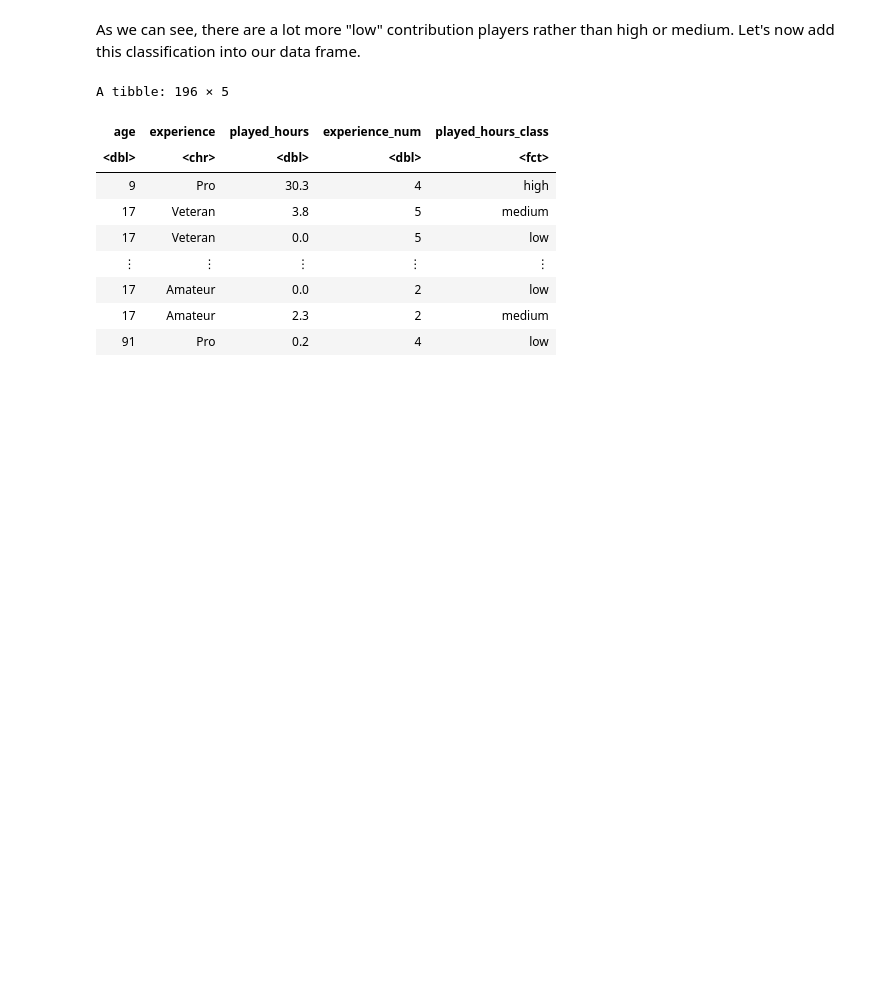
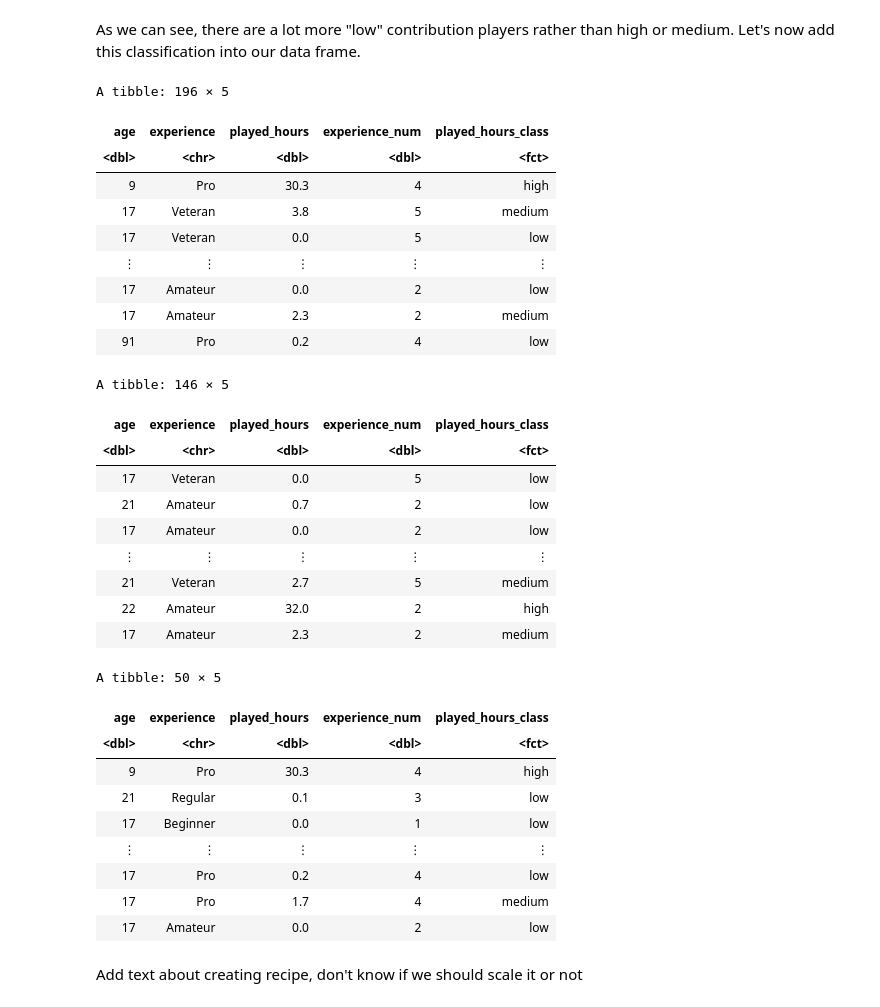
Before and after one commit to kathyythoi/dsci_project, a Jupyter notebook: finalprojectreoport.ipynb, the cells around one changed output. Saved outputs shown, nothing was run; the diff lists cells and outputs as text; code cells hidden in the pictures; blank space fills up the shorter version.

```diff
--- a/finalprojectreoport.ipynb
+++ b/finalprojectreoport.ipynb
@@ -204,0 +207,29 @@ A tibble: 196 × 5
+# %%
+players_split <- initial_split(data_classified, prop = .75, strata = played_hours_class)
+players_train <- training(players_split)
+players_test <- testing(players_split)
+players_train
+players_test
+# %% [output]
+A tibble: 146 × 5
+| age | experience | played_hours | experience_num | played_hours_class |
+| <dbl> | <chr> | <dbl> | <dbl> | <fct> |
+| 17 | Veteran | 0.0 | 5 | low |
+| 21 | Amateur | 0.7 | 2 | low |
+| 17 | Amateur | 0.0 | 2 | low |
+| ⋮ | ⋮ | ⋮ | ⋮ | ⋮ |
+| 21 | Veteran | 2.7 | 5 | medium |
+| 22 | Amateur | 32.0 | 2 | high |
+| 17 | Amateur | 2.3 | 2 | medium |
+A tibble: 50 × 5
+| age | experience | played_hours | experience_num | played_hours_class |
+| <dbl> | <chr> | <dbl> | <dbl> | <fct> |
+| 9 | Pro | 30.3 | 4 | high |
+| 21 | Regular | 0.1 | 3 | low |
+| 17 | Beginner | 0.0 | 1 | low |
+| ⋮ | ⋮ | ⋮ | ⋮ | ⋮ |
+| 17 | Pro | 0.2 | 4 | low |
+| 17 | Pro | 1.7 | 4 | medium |
+| 17 | Amateur | 0.0 | 2 | low |
+# %% [markdown]
+Add text about creating recipe, don't know if we should scale it or not
```
Also changed, not shown: parts of 8 cells of this notebook.
